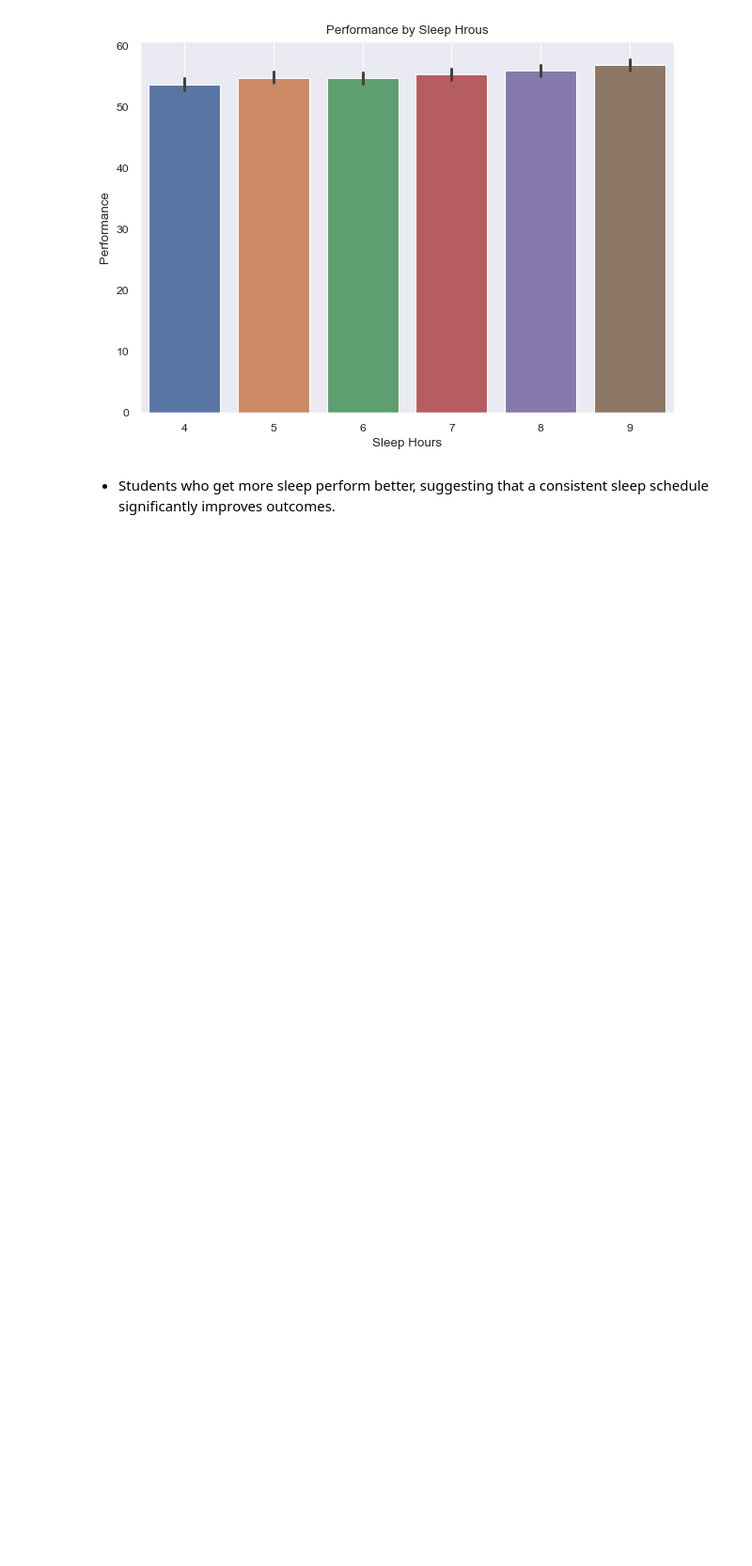
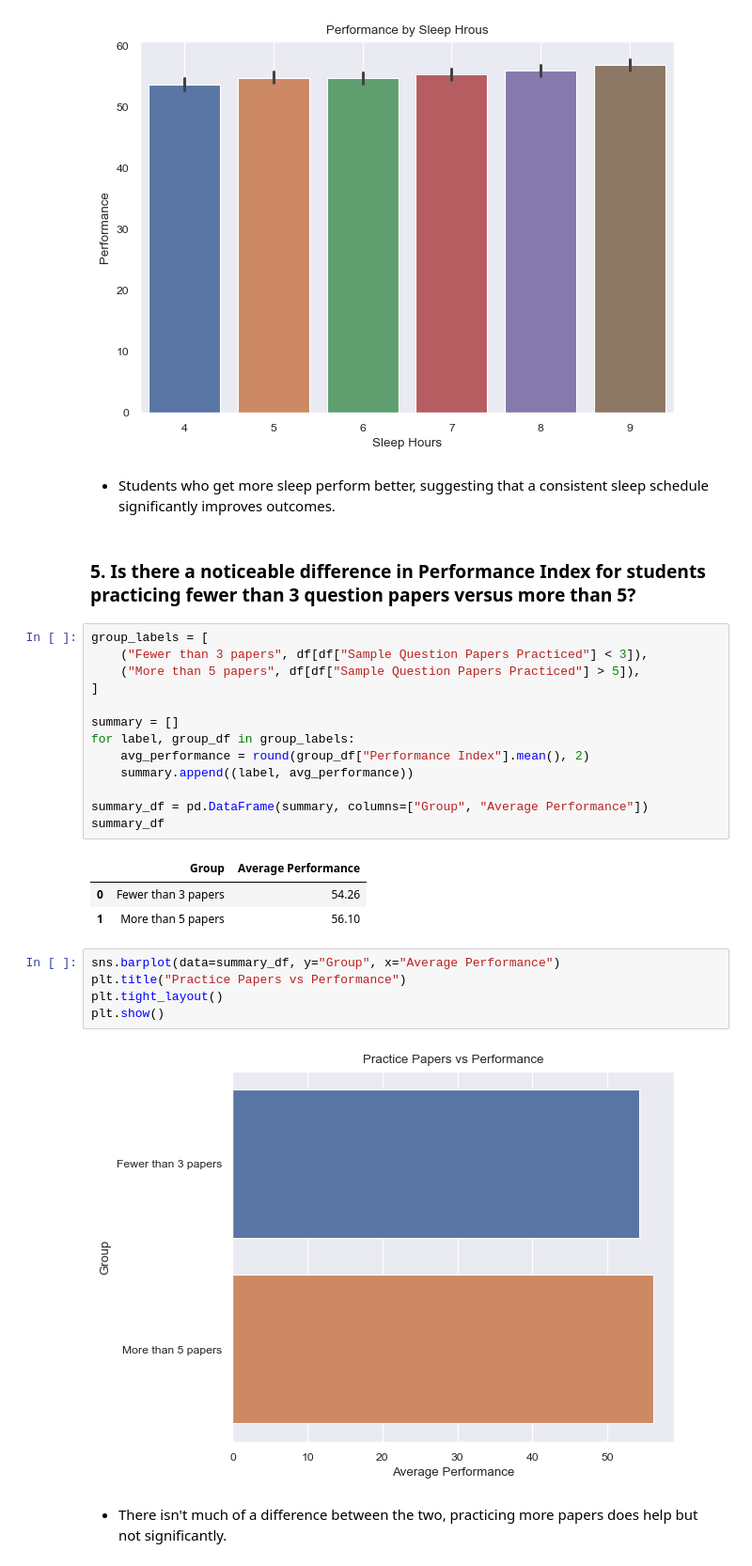
Before and after one commit to mo-chabane-tech/Data-Notebooks-And-Dashboards, a Jupyter notebook: Student Performance/Notebook.ipynb, the cells around one changed output. Shown at 94% size. Drawn from its saved outputs; the diff is of its cells as text; blank space fills up the shorter version.

Commit message:
feat: visualize Practice Papers vs Performance.

```diff
--- a/Student Performance/Notebook.ipynb
+++ b/Student Performance/Notebook.ipynb
@@ -148,3 +149,31 @@ plt.show()
 [figure]
 # %% [markdown]
 - Students who get more sleep perform better, suggesting that a consistent sleep schedule significantly improves outcomes.
+# %% [markdown]
+### 5. Is there a noticeable difference in Performance Index for students practicing fewer than 3 question papers versus more than 5?
+# %%
+group_labels = [
+    ("Fewer than 3 papers", df[df["Sample Question Papers Practiced"] < 3]),
+    ("More than 5 papers", df[df["Sample Question Papers Practiced"] > 5]),
+]
+
+summary = []
+for label, group_df in group_labels:
+    avg_performance = round(group_df["Performance Index"].mean(), 2)
+    summary.append((label, avg_performance))
+
+summary_df = pd.DataFrame(summary, columns=["Group", "Average Performance"])
+summary_df
+# %% [output]
+|  | Group | Average Performance |
+| 0 | Fewer than 3 papers | 54.26 |
+| 1 | More than 5 papers | 56.10 |
+# %%
+sns.barplot(data=summary_df, y="Group", x="Average Performance")
+plt.title("Practice Papers vs Performance")
+plt.tight_layout()
+plt.show()
+# %% [output]
+[figure, added]
+# %% [markdown]
+- There isn't much of a difference between the two, practicing more papers does help but not significantly.
```
Also changed, not shown: parts of 3 cells of this notebook.
